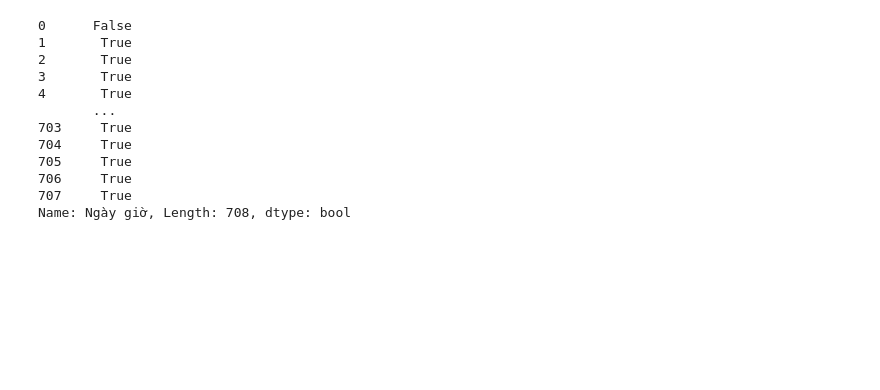
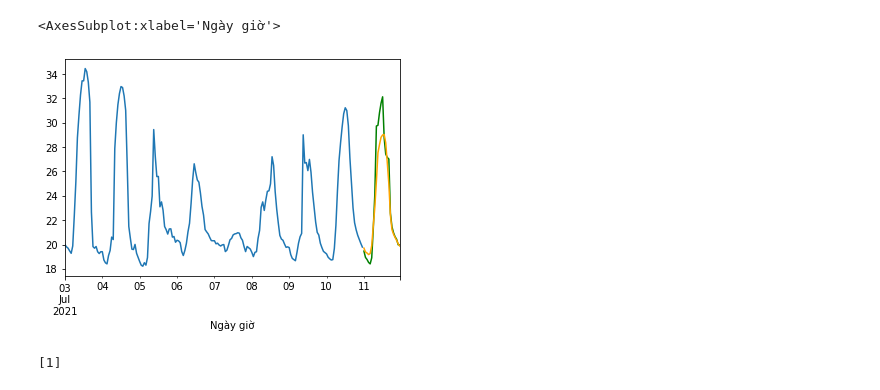
Before and after one commit to templarassVN/Data-About-VietNam, a Jupyter notebook: WorkPlace/Work.ipynb, the cells around one changed output. Drawn from its saved outputs; the diff is of its cells as text; code cells hidden in the pictures; blank space fills up the shorter version.

```diff
--- a/WorkPlace/Work.ipynb
+++ b/WorkPlace/Work.ipynb
@@ -24,0 +86,15 @@ data[data['Tỉnh'] == 'Quảng Ninh'].sort_values(by = 'Ngày giờ')
+# %%
+from statsmodels.tsa.seasonal import seasonal_decompose
+from dateutil.parser import parse
+
+# Multiplicative Decomposition
+result_mul = seasonal_decompose(df['Nhiệt độ'], model='multiplicative', extrapolate_trend='freq')
+
+# Additive Decomposition
+result_add = seasonal_decompose(df['Nhiệt độ'], model='additive', extrapolate_trend='freq')
+
+# Plot
+plt.rcParams.update({'figure.figsize': (8,8)})
+result_mul.plot().suptitle('Multiplicative Decompose', fontsize=22)
+result_add.plot().suptitle('Additive Decompose', fontsize=22)
+plt.show()
@@ -24,0 +106,6 @@ data[data['Tỉnh'] == 'Quảng Ninh'].sort_values(by = 'Ngày giờ')
+# %%
+from statsmodels.tsa.stattools import acf
+
+# Create Training and Test
+train = df['Nhiệt độ'][:192]
+test = df['Nhiệt độ'][192:]
@@ -25,15 +166,18 @@ data[data['Tỉnh'] == 'Quảng Ninh'].sort_values(by = 'Ngày giờ')
 # %%
-data[data[''].duplicated()
+from statsmodels.tsa.statespace.sarimax import SARIMAX
+model = SARIMAX(train, order=(0, 1, 0), seasonal_order=(1, 1, 1, 24), trend='n', enforce_stationarity=True, enforce_invertibility=True)
+
+model_fit = model.fit(disp=False)
+a = model_fit.predict(start = len(train), end = len(train)+24-1)
-# %% [output]
-0      False
-1       True
-2       True
-3       True
-4       True
-       ...
-703     True
-704     True
-705     True
-706     True
-707     True
-Name: Ngày giờ, Length: 708, dtype: bool
+# %%
+train.plot()
+test.plot(color = 'green')
+a.plot(color ='orange')
+# %% [output]
+<AxesSubplot:xlabel='Ngày giờ'>
+[figure, added]
+# %%
+a = [1,2,3]
+a[:-2]
+# %% [output]
+[1]
```
Also changed, not shown: parts of 13 cells of this notebook, 18 other files.
